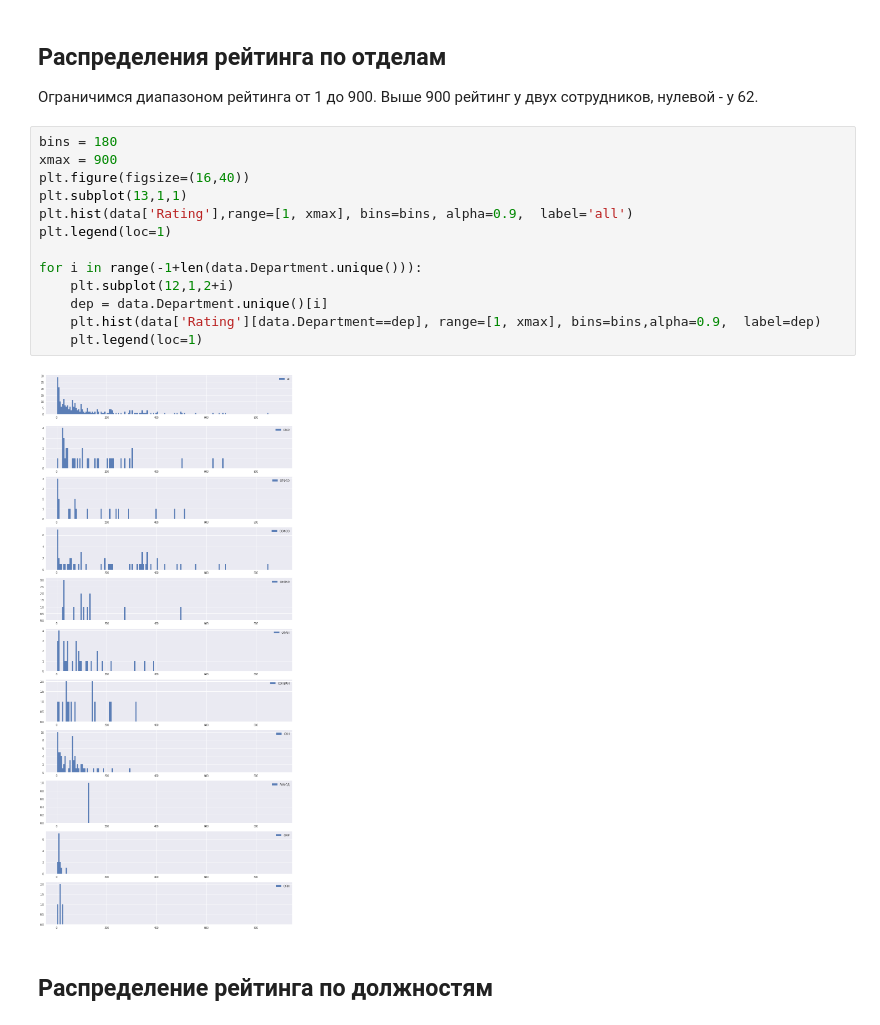
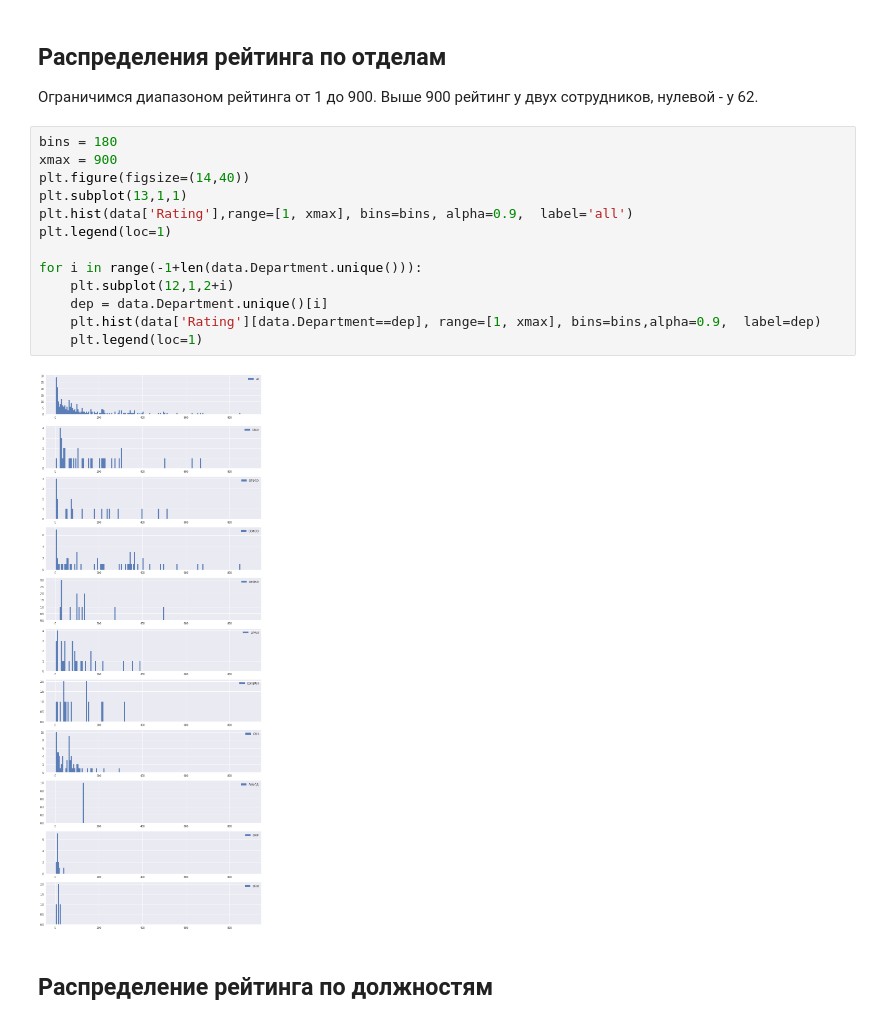
Before and after one commit to bonvech/Sphere, a Jupyter notebook: sinp/2017_05_sinp_rating.ipynb, the cells around one changed output. Saved outputs shown, nothing was run; the diff lists cells and outputs as text.

```diff
--- a/sinp/2017_05_sinp_rating.ipynb
+++ b/sinp/2017_05_sinp_rating.ipynb
@@ -94,18 +94,18 @@ plt.legend(loc=1);
 # %%
 bins = 180
 xmax = 900
-plt.figure(figsize=(16,40))
+plt.figure(figsize=(14,40))
 plt.subplot(13,1,1)
 plt.hist(data['Rating'],range=[1, xmax], bins=bins, alpha=0.9,  label='all')
 plt.legend(loc=1)
 
 for i in range(-1+len(data.Department.unique())):
     plt.subplot(12,1,2+i)
     dep = data.Department.unique()[i]
     plt.hist(data['Rating'][data.Department==dep], range=[1, xmax], bins=bins,alpha=0.9,  label=dep)
     plt.legend(loc=1)
 # %% [output]
-[figure, old version]
+[figure, new version]
 # %% [markdown]
 ## Распределение рейтинга по должностям
 # %%
```
Also changed, not shown: parts of 3 cells of this notebook.
